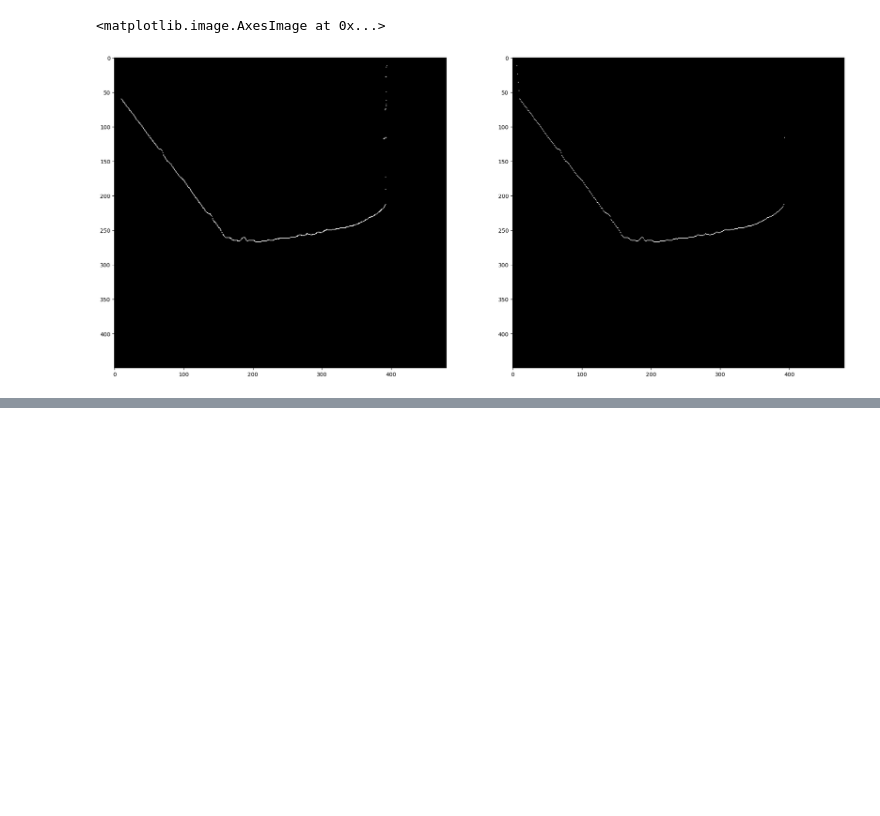
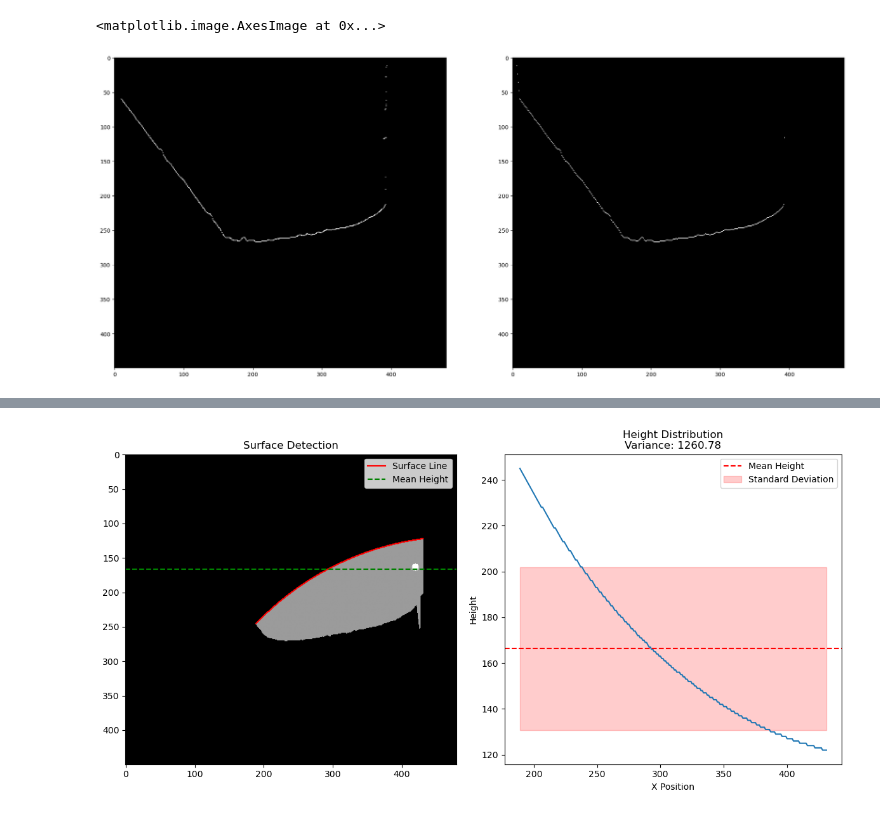
Before and after one commit to kevin529520/QT_ADAP, a Jupyter notebook: imageProcess.ipynb, the cells around one changed output, grey strips where cells are left out. Cells and saved outputs as stored; diff of their text form; code cells hidden in the pictures; blank space fills up the shorter version.

```diff
--- a/imageProcess.ipynb
+++ b/imageProcess.ipynb
@@ -155,0 +212,81 @@ plt.imshow(image, cmap='gray')
+# %%
+import cv2
+import numpy as np
+import matplotlib.pyplot as plt
+
+def calculate_surface_smoothness(image):
+    # 获取图像尺寸
+    height, width = image.shape
+
+    # 存储每列第一个非黑色像素的y坐标
+    surface_heights = []
+    x_positions = []
+
+    # 对每列进行遍历
+    for x in range(width):
+        # 获取当前列
+        column = image[:, x]
+        # 找到第一个非黑色像素的索引
+        non_black_indices = np.where(column > 0)[0]
+        if len(non_black_indices) > 0:
+            surface_heights.append(non_black_indices[0])
+            x_positions.append(x)
+
+    # 计算高度的统计特征
+    heights_array = np.array(surface_heights)
+    mean_height = np.mean(heights_array)
+    height_variance = np.var(heights_array)
+    height_std = np.std(heights_array)
+
+    # 可视化结果
+    plt.figure(figsize=(12, 6))
+
+    # 左图：显示原始图像和检测到的表面线
+    plt.subplot(121)
+    plt.imshow(image, cmap='gray')
+    plt.plot(x_positions, surface_heights, 'r-', label='Surface Line')
+    plt.axhline(y=mean_height, color='g', linestyle='--', label='Mean Height')
+    plt.legend()
+    plt.title('Surface Detection')
+
+    # 右图：显示高度分布
+    plt.subplot(122)
+    plt.plot(x_positions, surface_heights)
+    plt.axhline(y=mean_height, color='r', linestyle='--', label='Mean Height')
+    plt.fill_between(x_positions,
+                     mean_height - height_std,
+                     mean_height + height_std,
+                     alpha=0.2,
+                     color='r',
+                     label='Standard Deviation')
+    plt.legend()
+    plt.title(f'Height Distribution\nVariance: {height_variance:.2f}')
+    plt.xlabel('X Position')
+    plt.ylabel('Height')
+
+    plt.tight_layout()
+    plt.show()
+
+    return {
+        'mean_height': mean_height,
+        'height_variance': height_variance,
+        'height_std': height_std
+    }
+
+# 读取和处理图像
+image1 = cv2.imread('./images/draw_image.png', cv2.IMREAD_GRAYSCALE)
+image2 = cv2.imread('./images/bead3/processed_image.png', cv2.IMREAD_GRAYSCALE)
+image = image2 - image1
+
+# 计算平整度
+results = calculate_surface_smoothness(image)
+
+print(f"平均高度: {results['mean_height']:.2f}")
+print(f"高度方差: {results['height_variance']:.2f}")
+print(f"高度标准差: {results['height_std']:.2f}")
+
+# 计算平整度得分（方差越小，得分越高）
+smoothness_score = 100 * (1 - min(results['height_variance'] / 1000, 1))  # 可以调整分母来调整得分范围
+print(f"\n平整度得分 (0-100): {max(0, smoothness_score):.2f}")
+# %% [output]
+[figure, added]
```
Also changed, not shown: parts of 5 cells of this notebook, 5 other files.
